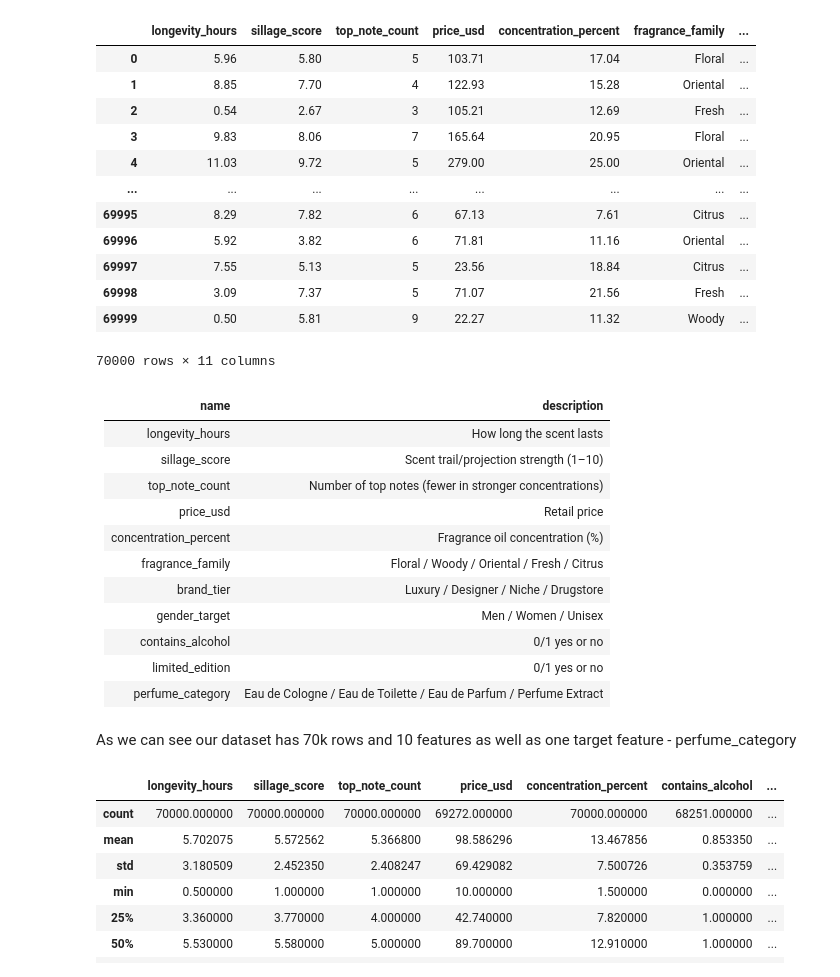
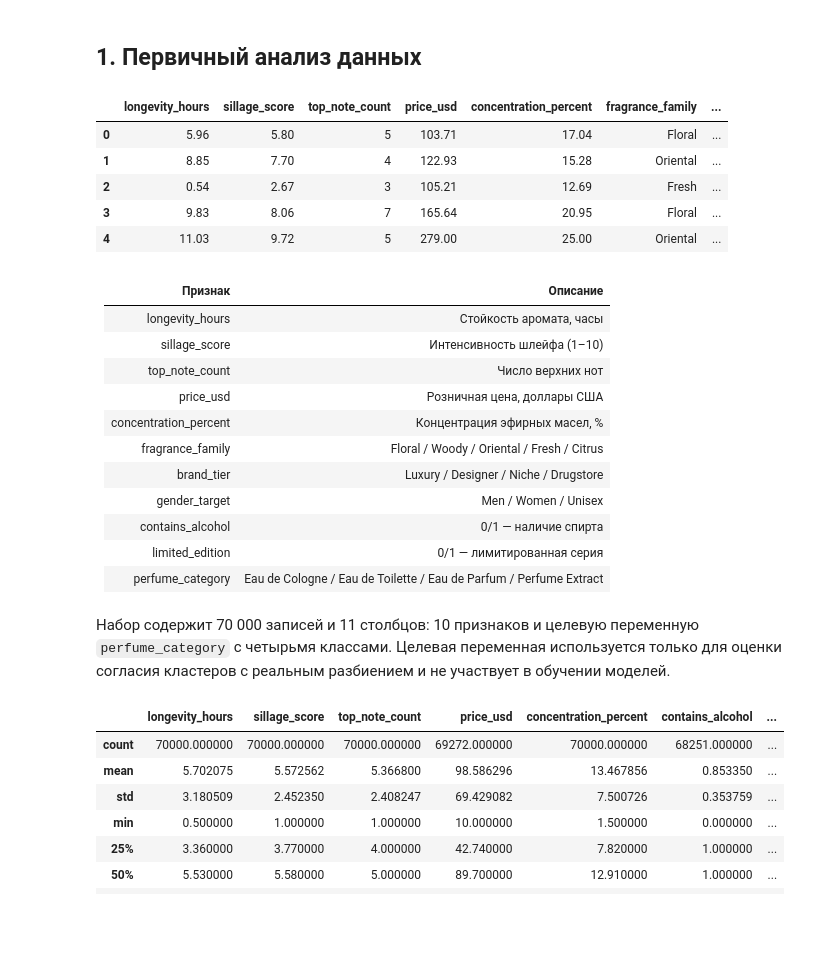
Before and after one commit to sadeclipse/labs.masters, a Jupyter notebook: ml/2lab/lab2.ipynb, the cells around one changed output. Saved outputs shown, nothing was run; the diff lists cells and outputs as text; code cells hidden in the pictures; blank space fills up the shorter version.

```diff
--- a/ml/2lab/lab2.ipynb
+++ b/ml/2lab/lab2.ipynb
@@ -7,37 +42,36 @@ from sklearn.model_selection import train_test_split
+# %% [markdown]
+## 1. Первичный анализ данных
 # %%
-dataset_path = 'perfume_type_classification_dataset.csv'
+dataset_path = Path("../1lab/perfume_type_classification_dataset.csv")
+if not dataset_path.exists():
+    dataset_path = Path("perfume_type_classification_dataset.csv")
 df = pd.read_csv(dataset_path)
-df
+df.head()
 # %% [output]
 |  | longevity_hours | sillage_score | top_note_count | price_usd | concentration_percent | fragrance_family | ... |
 | 0 | 5.96 | 5.80 | 5 | 103.71 | 17.04 | Floral | ... |
 | 1 | 8.85 | 7.70 | 4 | 122.93 | 15.28 | Oriental | ... |
 | 2 | 0.54 | 2.67 | 3 | 105.21 | 12.69 | Fresh | ... |
 | 3 | 9.83 | 8.06 | 7 | 165.64 | 20.95 | Floral | ... |
 | 4 | 11.03 | 9.72 | 5 | 279.00 | 25.00 | Oriental | ... |
-| ... | ... | ... | ... | ... | ... | ... | ... |
-| 69995 | 8.29 | 7.82 | 6 | 67.13 | 7.61 | Citrus | ... |
-| 69996 | 5.92 | 3.82 | 6 | 71.81 | 11.16 | Oriental | ... |
-| 69997 | 7.55 | 5.13 | 5 | 23.56 | 18.84 | Citrus | ... |
-| 69998 | 3.09 | 7.37 | 5 | 71.07 | 21.56 | Fresh | ... |
-| 69999 | 0.50 | 5.81 | 9 | 22.27 | 11.32 | Woody | ... |
-70000 rows × 11 columns
 # %% [markdown]
-|name   | description|
-|-------|------------|
-|longevity_hours	|	How long the scent lasts|
-|sillage_score	|	Scent trail/projection strength (1–10)|
-|top_note_count	|	Number of top notes (fewer in stronger concentrations)|
-|price_usd	|	Retail price|
-|concentration_percent	|	Fragrance oil concentration (%)|
-|fragrance_family	|	Floral / Woody / Oriental / Fresh / Citrus|
-|brand_tier	|	Luxury / Designer / Niche / Drugstore|
-|gender_target	|	Men / Women / Unisex|
-|contains_alcohol	|	0/1 yes or no|
-|limited_edition	|	0/1 yes or no|
-|perfume_category	|	Eau de Cologne / Eau de Toilette / Eau de Parfum / Perfume Extract|
+| Признак | Описание |
+|---|---|
+| longevity_hours | Стойкость аромата, часы |
+| sillage_score | Интенсивность шлейфа (1–10) |
+| top_note_count | Число верхних нот |
+| price_usd | Розничная цена, доллары США |
+| concentration_percent | Концентрация эфирных масел, % |
+| fragrance_family | Floral / Woody / Oriental / Fresh / Citrus |
+| brand_tier | Luxury / Designer / Niche / Drugstore |
+| gender_target | Men / Women / Unisex |
+| contains_alcohol | 0/1 — наличие спирта |
+| limited_edition | 0/1 — лимитированная серия |
+| perfume_category | Eau de Cologne / Eau de Toilette / Eau de Parfum / Perfume Extract |
-# %% [markdown]
-As we can see our dataset has 70k rows and 10 features as well as one target feature - perfume_category
+# %% [markdown]
+Набор содержит 70 000 записей и 11 столбцов: 10 признаков и целевую переменную
+`perfume_category` с четырьмя классами. Целевая переменная используется только для
+оценки согласия кластеров с реальным разбиением и не участвует в обучении моделей.
 # %%
 df.describe()
 # %% [output]
```
Also changed, not shown: parts of 66 cells of this notebook, 30 other files.
